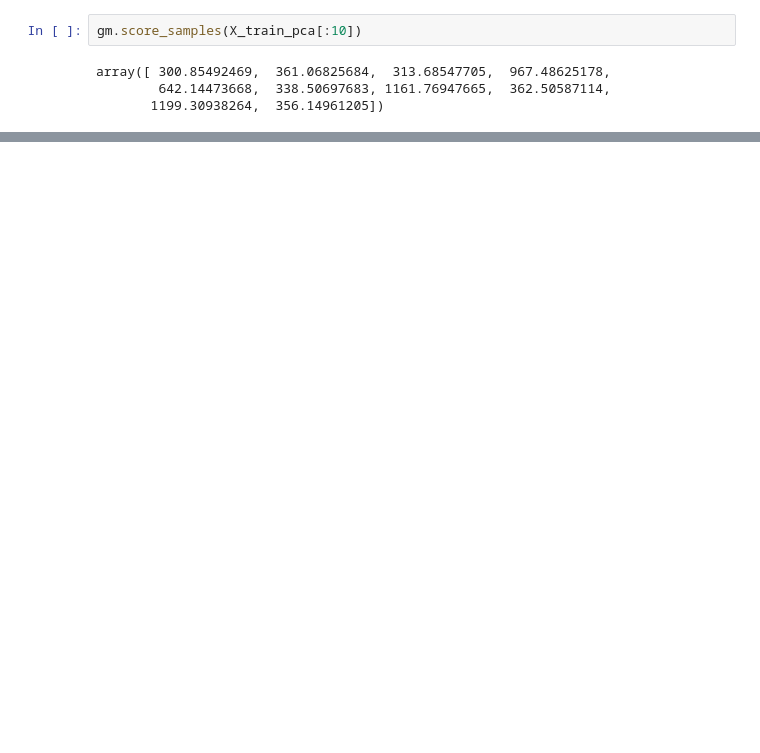
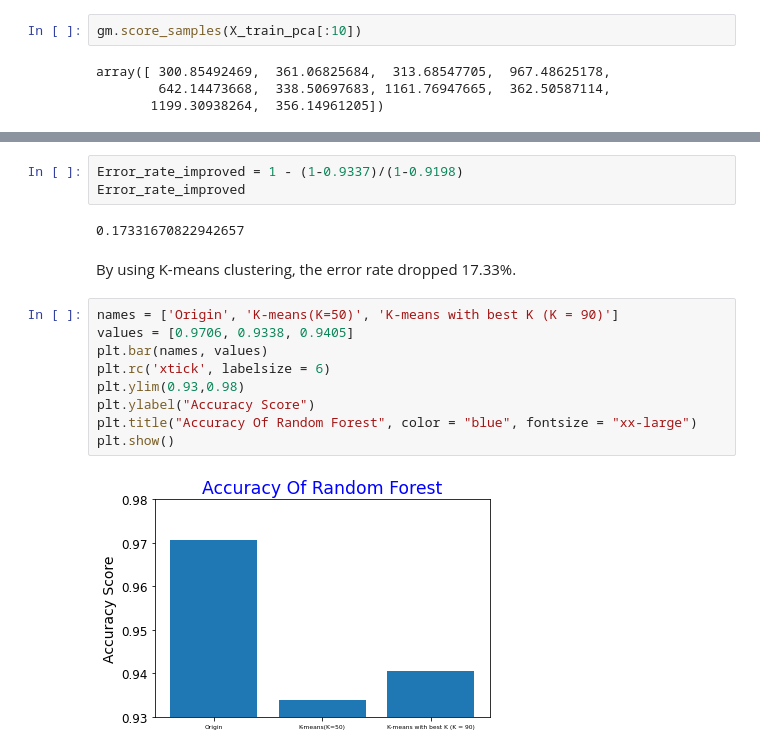
Before and after one commit to fsclsnow/AML, a Jupyter notebook: AML_Project6_KMean_Clustering.ipynb, the cells around one changed output, grey strips where cells are left out. Saved outputs shown, nothing was run; the diff lists cells and outputs as text; blank space fills up the shorter version.

```diff
--- a/AML_Project6_KMean_Clustering.ipynb
+++ b/AML_Project6_KMean_Clustering.ipynb
@@ -852,0 +891,18 @@ array([ 300.85492469,  361.06825684,  313.68547705,  967.48625178,
+# %%
+Error_rate_improved = 1 - (1-0.9337)/(1-0.9198)
+Error_rate_improved
+# %% [output]
+0.17331670822942657
+# %% [markdown]
+By using K-means clustering, the error rate dropped 17.33%.
+# %%
+names = ['Origin', 'K-means(K=50)', 'K-means with best K (K = 90)']
+values = [0.9706, 0.9338, 0.9405]
+plt.bar(names, values)
+plt.rc('xtick', labelsize = 6)
+plt.ylim(0.93,0.98)
+plt.ylabel("Accuracy Score")
+plt.title("Accuracy Of Random Forest", color = "blue", fontsize = "xx-large")
+plt.show()
+# %% [output]
+[figure, added]
```
Also changed, not shown: parts of 13 cells of this notebook.
